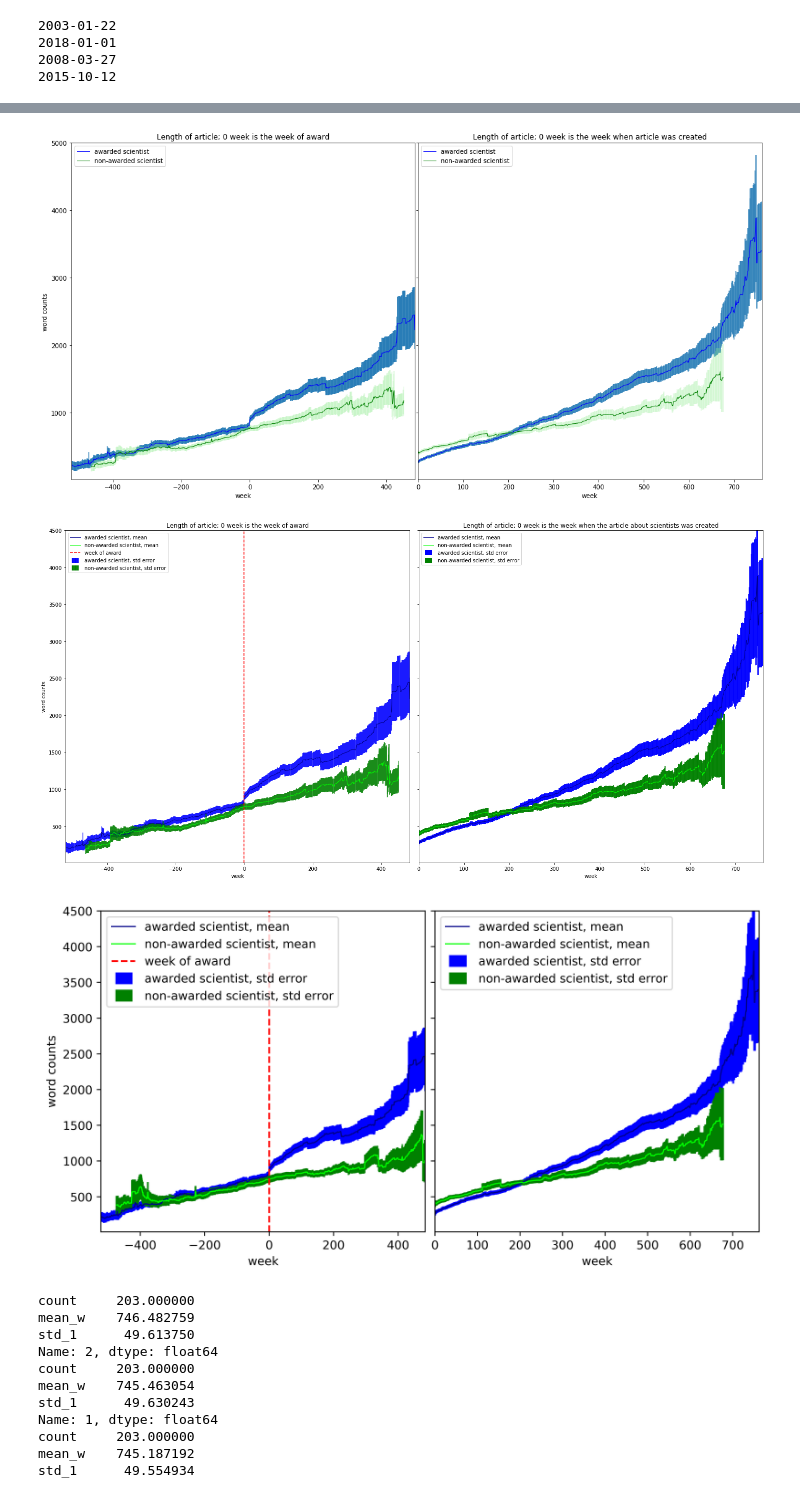
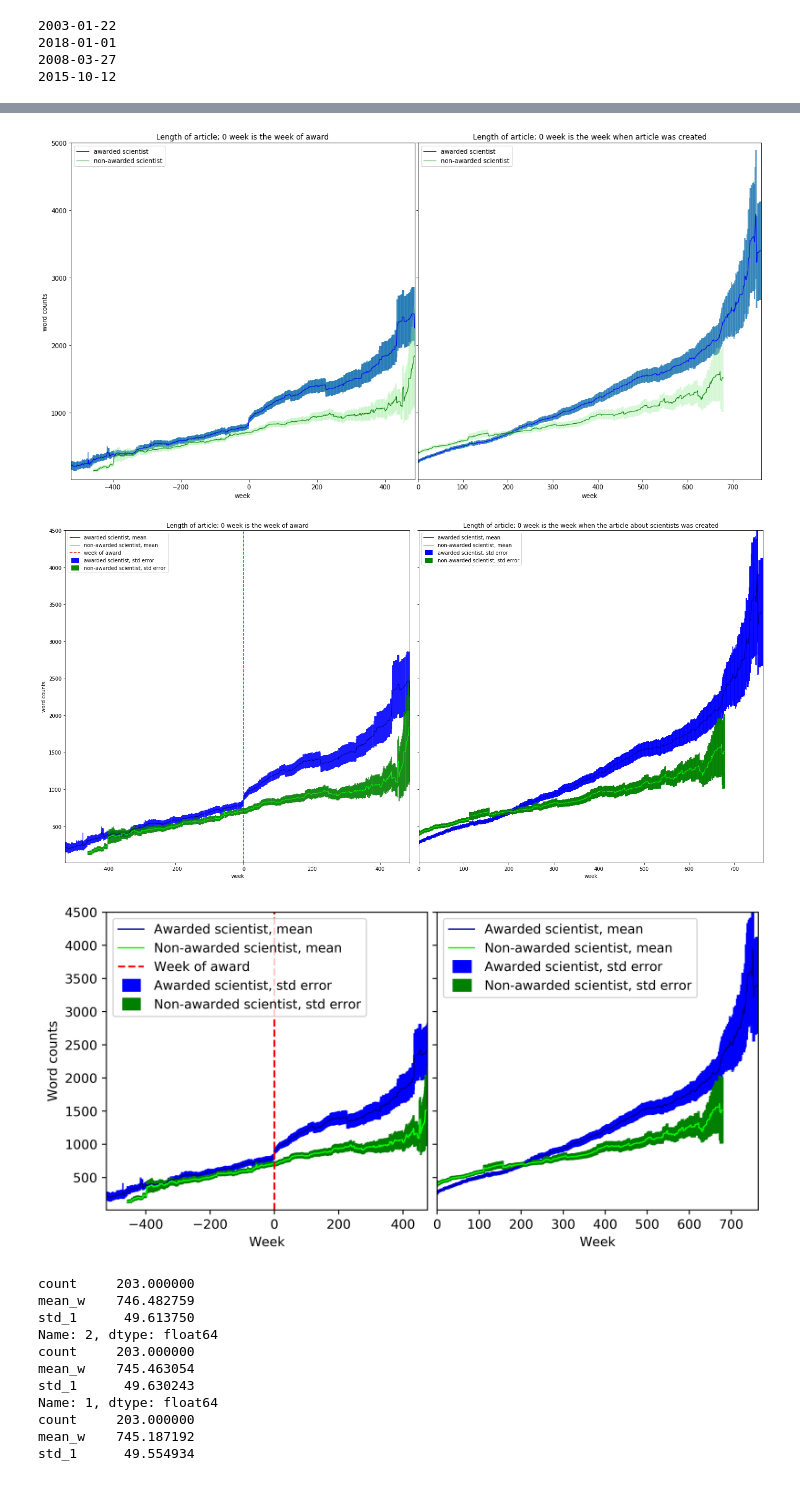
Before and after one commit to gesiscss/scientists-analysis-wikipedia, a Jupyter notebook: Analyze word counts over time.ipynb, the cells around one changed output, grey strips where cells are left out. Saved outputs shown, nothing was run; the diff lists cells and outputs as text; code cells hidden in the pictures.

```diff
--- a/Analyze word counts over time.ipynb
+++ b/Analyze word counts over time.ipynb
@@ -595,3 +588,9 @@ plt.title("Length of articles of non-awarded scientists. 0 week is the week of a
+# %%
+#load
+#df_s_w_st_aw
+#df_s_w_st_naw
+df_s_w_st_aw=pd.DataFrame.from_csv("data/awarded_inf_supply_words_data_forplot.csv",sep="\t")
+df_s_w_st_naw=pd.DataFrame.from_csv("data/non-awarded_inf_supply_words_data_forplot.csv",sep="\t")
 # %%
 fig, (ax0, ax1) = plt.subplots(ncols=2, sharey=True,figsize=[20,10])
 ax0.errorbar(df_s_w_st_aw.index.values, df_s_w_st_aw.mean_w, df_s_w_st_aw.std_1,alpha=0.7,label='_nolegend_',
@@ -627,7 +626,7 @@ ax1.set_title('Length of article; 0 week is the week when article was created')
 plt.subplots_adjust(wspace=0.01, hspace=0.01)
 plt.show()
 # %% [output]
-[figure, old version]
+[figure, new version]
 # %%
 from matplotlib.container import ErrorbarContainer
 from matplotlib.legend_handler import HandlerErrorbar
@@ -678,58 +677,59 @@ plt.subplots_adjust(wspace=0.01, hspace=0.01)
 plt.tight_layout()
 plt.show()
 # %% [output]
-[figure, old version]
+[figure, new version]
 # %%
 from matplotlib.container import ErrorbarContainer
 from matplotlib.legend_handler import HandlerErrorbar
 
-fig, (ax0, ax1) = plt.subplots(ncols=2, sharey=True,figsize=[10,5],dpi=500)
+fig, (ax0, ax1) = plt.subplots(ncols=2, sharey=True,figsize=[8,4],dpi=500)
 ax0.errorbar(df_s_w_st_aw.index.values, df_s_w_st_aw.mean_w, df_s_w_st_aw.std_1,c="b",alpha=0.7,#lw=2,
-             linestyle='None',label="awarded scientist, std error")#,label='_nolegend_')
-ax0.plot(df_s_w_st_aw.index.values, df_s_w_st_aw.mean_w,"darkblue",linewidth = 1,label="awarded scientist, mean")
-ax0.set_xlim(df_s_w_st_aw.iloc[0].name,df_s_w_st_aw.iloc[-1].name)
+             linestyle='None',label="Awarded scientist, std error")#,label='_nolegend_')
+ax0.plot(df_s_w_st_aw.index.values, df_s_w_st_aw.mean_w,"darkblue",linewidth = 1,label="Awarded scientist, mean")
+ax0.set_xlim(df_s_w_st_aw.iloc[0].name,df_s_w_st_aw.iloc[-1].name-10)
 
 ax0.set_ylim(10,4500)
-ax0.set_xlabel("week")
-ax0.set_ylabel("word counts")
+ax0.set_xlabel("Week")
+ax0.set_ylabel("Word counts")
 #ax0.set_title("Length of article; 0 week is the week of award")
 
 
 ax0.errorbar(df_s_w_st_naw.index.values, df_s_w_st_naw.mean_w, df_s_w_st_naw.std_1,c="green",alpha=0.7,#lw=2,
-             linestyle='None',label="non-awarded scientist, std error")#label='_nolegend_'
-ax0.plot(df_s_w_st_naw.index.values, df_s_w_st_naw.mean_w,"lime",linewidth = 1,label="non-awarded scientist, mean")
-ax0.plot([0,0],[10,5000],"r--",label="week of award")
+             linestyle='None',label="Non-awarded scientist, std error")#label='_nolegend_'
+ax0.plot(df_s_w_st_naw.index.values, df_s_w_st_naw.mean_w,"lime",linewidth = 1,label="Non-awarded scientist, mean")
+ax0.plot([0,0],[10,5000],"r--",label="Week of award")
 
 leg=ax0.legend(loc=2,handler_map={ErrorbarContainer: HandlerErrorbar(numpoints=15,xpad=0.1)})
 for lh in leg.legendHandles:
     lh.set_alpha(1)
 
 
 
 
 ax1.errorbar(df_s_w_st.index.values, df_s_w_st.mean_w, df_s_w_st.std_1,c="b",alpha=0.8,lw=2,
-             linestyle='None',label="awarded scientist, std error")#,label='_nolegend_')
-ax1.plot(df_s_w_st.index.values, df_s_w_st.mean_w,"darkblue",linewidth = 1,label="awarded scientist, mean")
+             linestyle='None',label="Awarded scientist, std error")#,label='_nolegend_')
+ax1.plot(df_s_w_st.index.values, df_s_w_st.mean_w,"darkblue",linewidth = 1,label="Awarded scientist, mean")
 ax1.errorbar(df_b_w_st.index.values, df_b_w_st.mean_w, df_b_w_st.std_1,c="green",alpha=0.8,lw=2,
-             linestyle='None',label="non-awarded scientist, std error")#label='_nolegend_'
-ax1.plot(df_b_w_st.index.values, df_b_w_st.mean_w,"lime",linewidth = 1,label="non-awarded scientist, mean")
+             linestyle='None',label="Non-awarded scientist, std error")#label='_nolegend_'
+ax1.plot(df_b_w_st.index.values, df_b_w_st.mean_w,"lime",linewidth = 1,label="Non-awarded scientist, mean")
 #ax1.legend(loc=2)
 leg=ax1.legend(loc=2,handler_map={ErrorbarContainer: HandlerErrorbar(numpoints=15,xpad=0.1)})
 for lh in leg.legendHandles:
     lh.set_alpha(1)
 
 
 ax1.set_xlim(df_s_w_st.iloc[0].name,df_s_w_st.iloc[-1].name)
 #plt.ylim(0,5000)
-ax1.set_xlabel("week")
+ax1.set_xlabel("Week")
 #plt.ylabel("word counts")
 #ax1.set_title('Length of article; 0 week is the week when the article about scientists was created')
 
+plt.tight_layout()
 plt.subplots_adjust(wspace=0.03, hspace=0.03)
-#plt.tight_layout()
+plt.savefig("plots/word_count.pdf",dpi=500)
 plt.show()
 # %% [output]
-[figure, old version]
+[figure, new version]
 # %%
 print df_s_w_st_naw.loc[2]
 print df_s_w_st_naw.loc[1]
```
Also changed, not shown: parts of 9 cells of this notebook, 2 other files.
